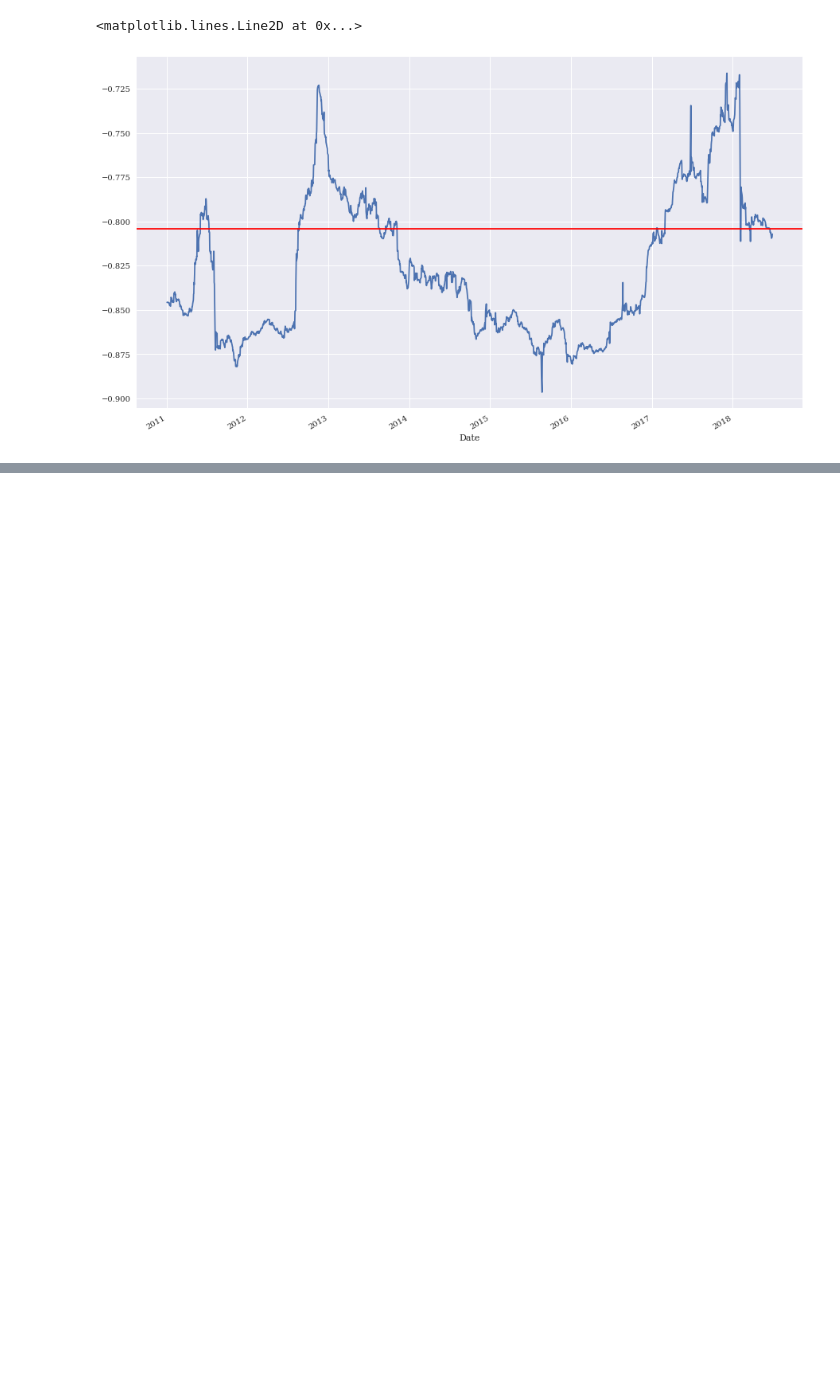
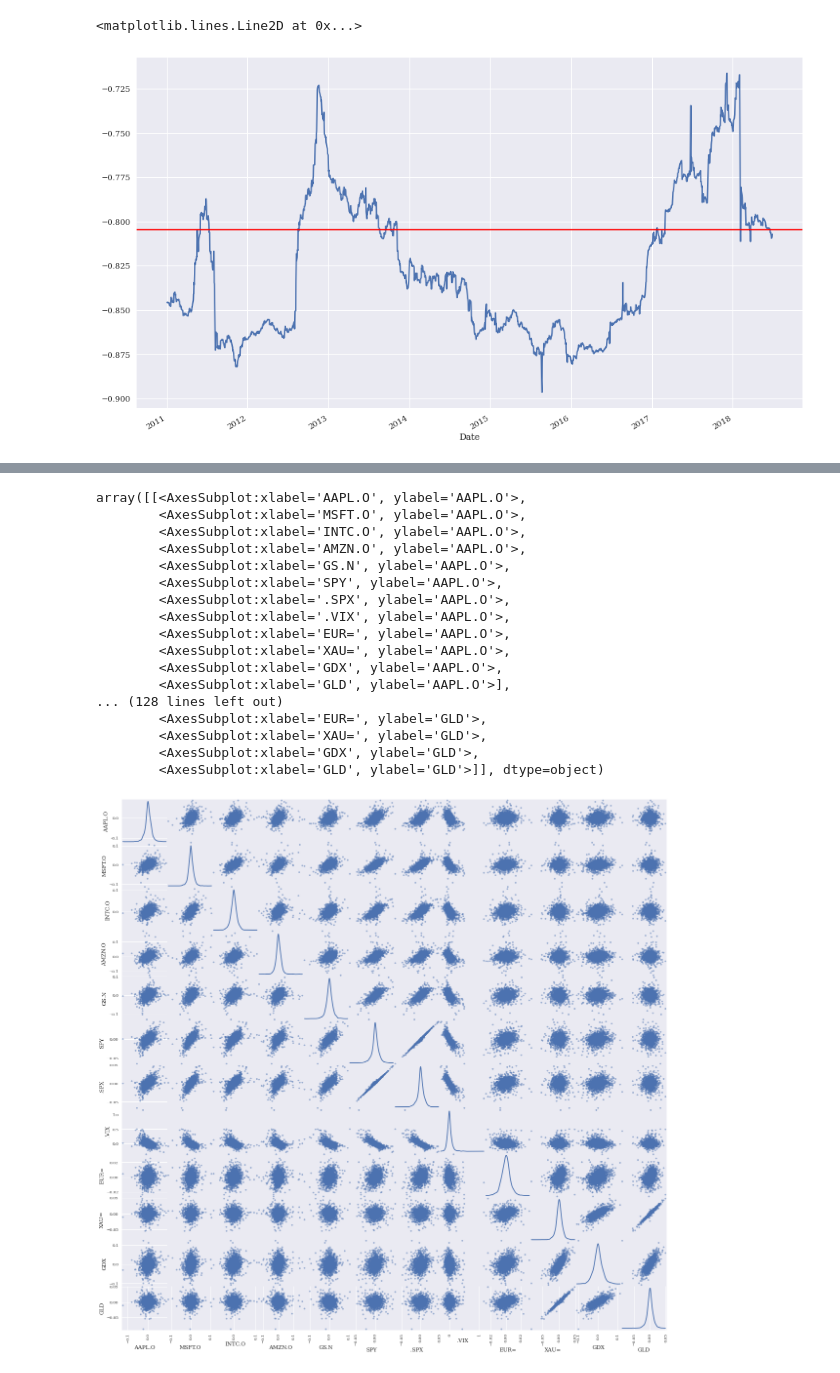
Before and after one commit to derinman/L_Python-Note, a Jupyter notebook: A03-00_Financial Data Overviewipynb.ipynb, the cells around one changed output, grey strips where cells are left out. Cells and saved outputs as stored; diff of their text form; code cells hidden in the pictures; blank space fills up the shorter version.

```diff
--- a/A03-00_Financial Data Overviewipynb.ipynb
+++ b/A03-00_Financial Data Overviewipynb.ipynb
@@ -383,0 +407,25 @@ ax.axhline(data24.corr().iloc[0, 1], c='r')
+# %%
+from pandas.plotting import scatter_matrix
+
+data27 = pd.read_csv('data/tr_eikon_eod_data.csv', index_col=0, parse_dates=True)
+# plot the scatter of daily price changed for ALL stocks
+scatter_matrix(data27.pct_change(), diagonal='kde', figsize=(20,20))
+# %% [output]
+array([[<AxesSubplot:xlabel='AAPL.O', ylabel='AAPL.O'>,
+        <AxesSubplot:xlabel='MSFT.O', ylabel='AAPL.O'>,
+        <AxesSubplot:xlabel='INTC.O', ylabel='AAPL.O'>,
+        <AxesSubplot:xlabel='AMZN.O', ylabel='AAPL.O'>,
+        <AxesSubplot:xlabel='GS.N', ylabel='AAPL.O'>,
+        <AxesSubplot:xlabel='SPY', ylabel='AAPL.O'>,
+        <AxesSubplot:xlabel='.SPX', ylabel='AAPL.O'>,
+        <AxesSubplot:xlabel='.VIX', ylabel='AAPL.O'>,
+        <AxesSubplot:xlabel='EUR=', ylabel='AAPL.O'>,
+        <AxesSubplot:xlabel='XAU=', ylabel='AAPL.O'>,
+        <AxesSubplot:xlabel='GDX', ylabel='AAPL.O'>,
+        <AxesSubplot:xlabel='GLD', ylabel='AAPL.O'>],
+... (128 lines left out)
+        <AxesSubplot:xlabel='EUR=', ylabel='GLD'>,
+        <AxesSubplot:xlabel='XAU=', ylabel='GLD'>,
+        <AxesSubplot:xlabel='GDX', ylabel='GLD'>,
+        <AxesSubplot:xlabel='GLD', ylabel='GLD'>]], dtype=object)
+[figure, added]
```
Also changed, not shown: parts of 15 cells of this notebook.
